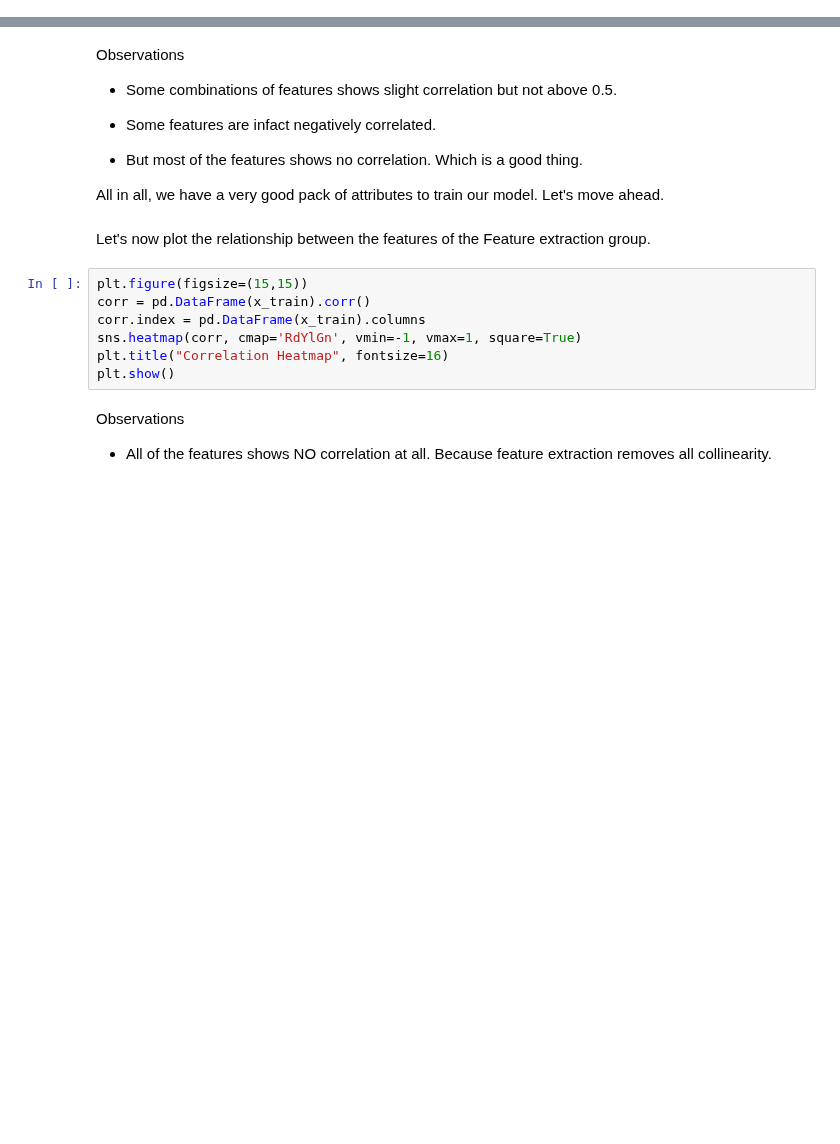
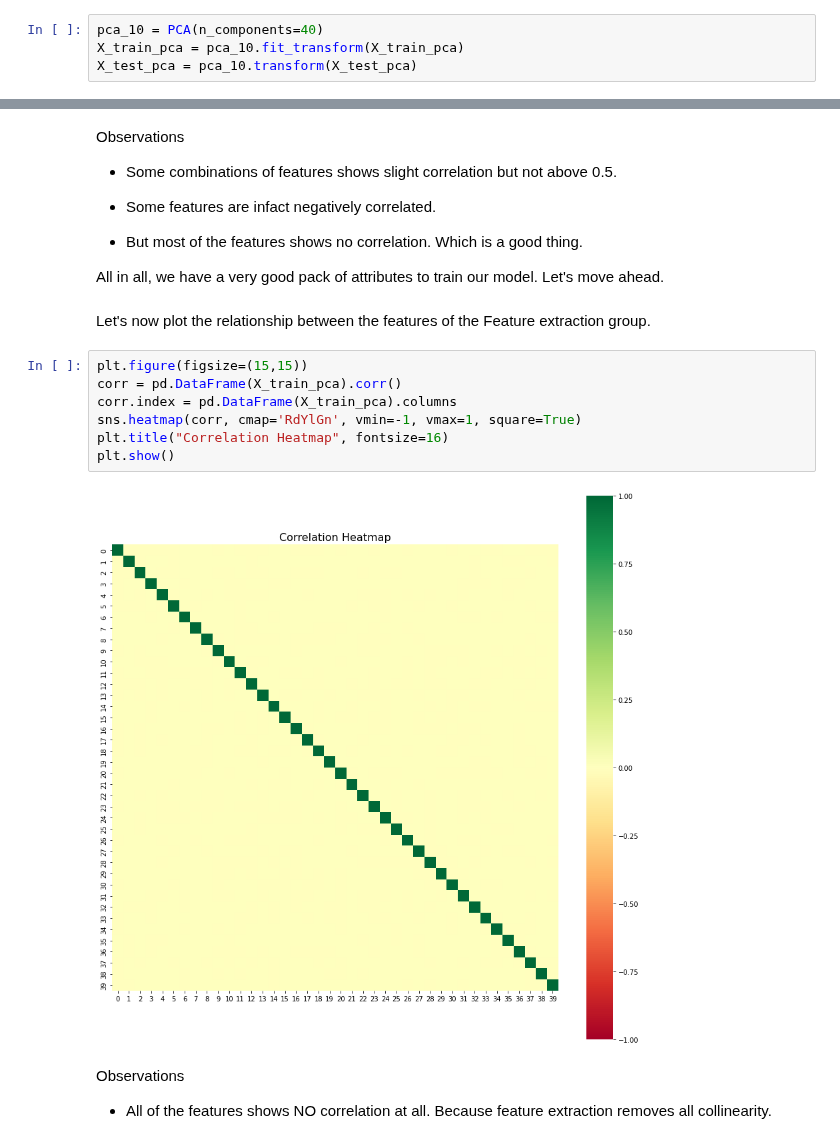
Before and after one commit to harshithgowdakc/NYC-Taxi-Data, a Jupyter notebook: NYC_Taxi_Data.ipynb, the cells around one changed output, grey strips where cells are left out. Cells and saved outputs as stored; diff of their text form; blank space fills up the shorter version.

```diff
--- a/NYC_Taxi_Data.ipynb
+++ b/NYC_Taxi_Data.ipynb
@@ -1044,5 +1076,9 @@ Let's apply PCA technique on the training features to understand how many princi
 Observation
 
 *   Here we can see that almost 40 variables are needed for capturing atleast 99% of the variance in the training dataset. Hence we will use the same set of variables.
+# %%
+pca_10 = PCA(n_components=40)
+X_train_pca = pca_10.fit_transform(X_train_pca)
+X_test_pca = pca_10.transform(X_test_pca)
 # %% [markdown]
 PCA is applied on the training and the test dataset. Our input features are now ready for the regression.
@@ -1080,11 +1118,13 @@ All in all, we have a very good pack of attributes to train our model. Let's mov
 Let's now plot the relationship between the features of the Feature extraction group.
 # %%
 plt.figure(figsize=(15,15))
-corr = pd.DataFrame(x_train).corr()
-corr.index = pd.DataFrame(x_train).columns
+corr = pd.DataFrame(X_train_pca).corr()
+corr.index = pd.DataFrame(X_train_pca).columns
 sns.heatmap(corr, cmap='RdYlGn', vmin=-1, vmax=1, square=True)
 plt.title("Correlation Heatmap", fontsize=16)
 plt.show()
+# %% [output]
+[figure, added]
 # %% [markdown]
 Observations
 *   All of the features shows NO correlation at all. Because feature extraction removes all collinearity.
```
Also changed, not shown: parts of 18 cells of this notebook.
